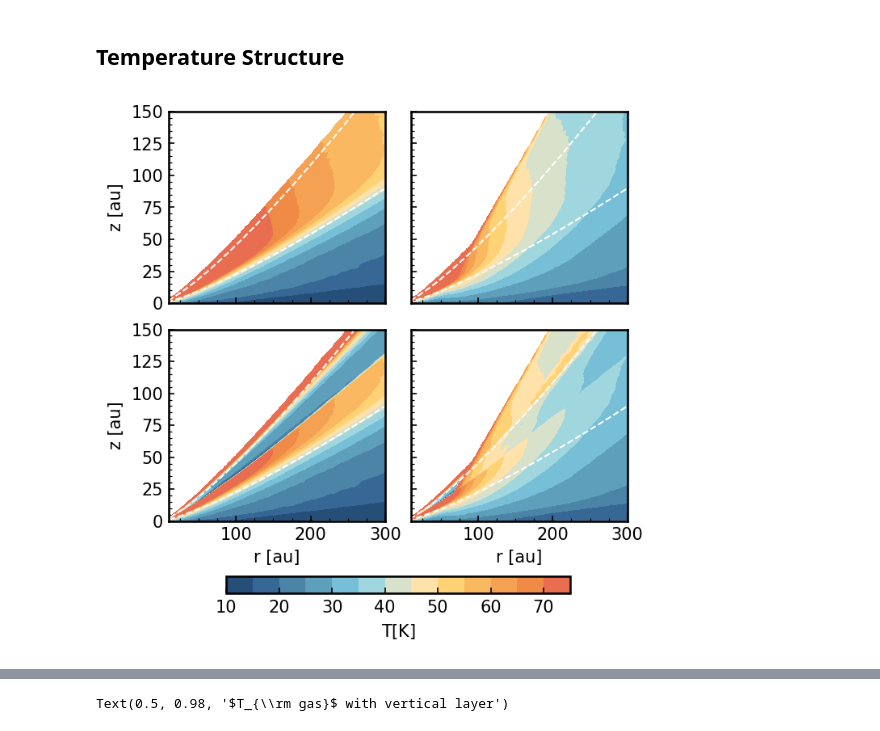
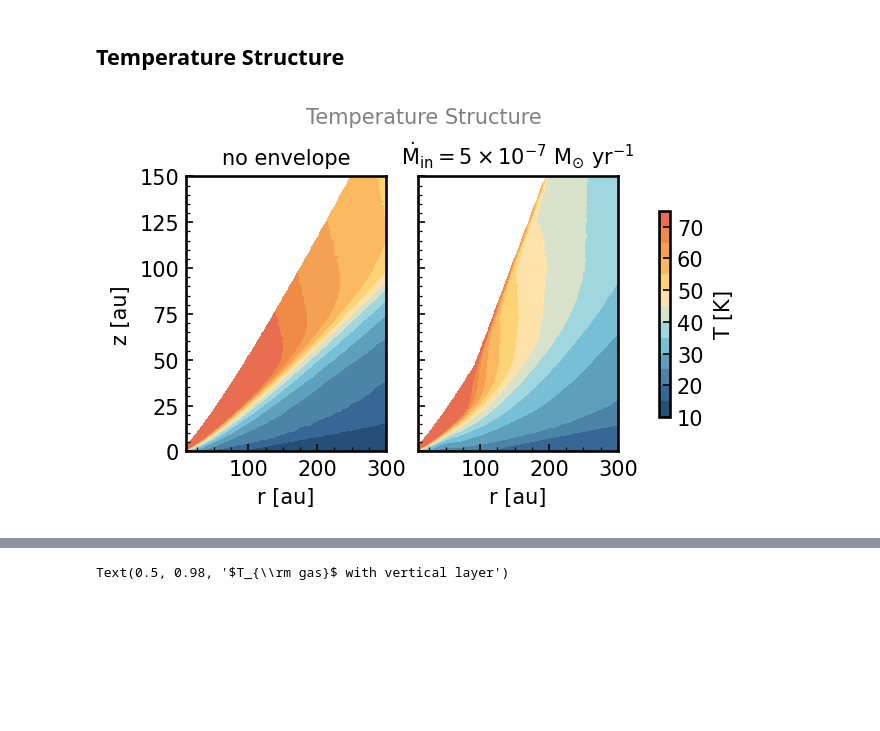
Before and after one commit to uconn-origins/wedgeford, a Jupyter notebook: Trz_analysis.ipynb, the cells around one changed output, grey strips where cells are left out. Saved outputs shown, nothing was run; the diff lists cells and outputs as text; code cells hidden in the pictures; blank space fills up the shorter version.

```diff
--- a/Trz_analysis.ipynb
+++ b/Trz_analysis.ipynb
@@ -609,36 +662,41 @@ def plot_temp_contour(run,levels,ax=None,axj=None,gas=True,fill=True,ratio=False
 # %%
 m_d = ['2','1','05','02']
 m_in = ['a','b','c']
 min_d = {'a':1e-6,'b':5e-7,'c':1e-7}
 ls = {'a':'solid','b':'dashed','c':'dotted'}
 m = {'a':'o','b':'^','c':'+'}
 lw = {'2': 2, '1': 1, '05':0.5,'02': 0.2}
 colors = {'2':'navy','1':'C0','02':'skyblue'}
-f,(ax1,ax2) = subplots(2,2,sharey = 'row', sharex='col',constrained_layout=True,dpi=150)
-f.set_size_inches(4.5,4.5)
+f,ax = subplots(1,2,sharey = 'row', sharex='col',constrained_layout=True,dpi=150)
+ax1 = ax[0]
+ax2 = ax[1]
+f.set_size_inches(4.25,2.75)
 
 levels = np.arange(10,80,5)
-H_levels = [0,3,6]
-dn = '2a'
+#H_levels = [0,3,6]
+dn = '2b'
 run_e = mods_env[dn]
 run_n = mods_nak[dn]
-r_cyl,z_cyl = run_n.m.make_rz()
-r_cyl = r_cyl[:,:,0]
-z_cyl = z_cyl[:,:,0]
-for run,a1,a2 in zip([run_n,run_e],ax1,ax2):
-    im = plot_temp_contour(run,levels=levels,ax=a1,axj=None,gas= False)
-    im2 = plot_temp_contour(run,levels=levels,ax=a2,axj=None,gas= True)
-    H_arr = run.m.H(r_cyl)
-    a1.contour(r_cyl,z_cyl,z_cyl/H_arr,levels=H_levels,colors='white',linestyles='dashed',linewidths=1)
-    a2.contour(r_cyl,z_cyl,z_cyl/H_arr,levels=H_levels,colors='white',linestyles='dashed',linewidths=1)
+#r_cyl,z_cyl = run_n.m.make_rz()
+#r_cyl = r_cyl[:,:,0]
+#z_cyl = z_cyl[:,:,0]
 
-cb = colorbar(im,ax=ax2,location='bottom',extend='both',shrink=0.75)
-cb.set_label(label=r'${\rm T [K]}$',fontsize=10)
-for a in ax2:
-    a.set_xlabel('r [au]',fontsize=10)
-for a in [ax1[0],ax2[0]]:
-    a.set_ylabel('z [au]',fontsize=10)
+im = plot_temp_contour(run_n,levels=levels,ax=ax1,axj=None,gas= False)
+im2 = plot_temp_contour(run_e,levels=levels,ax=ax2,axj=None,gas= False)
+    #H_arr = run.m.H(r_cyl)
+    #a1.contour(r_cyl,z_cyl,z_cyl/H_arr,levels=H_levels,colors='white',linestyles='dashed',linewidths=1)
+    #a2.contour(r_cyl,z_cyl,z_cyl/H_arr,levels=H_levels,colors='white',linestyles='dashed',linewidths=1)
 
-f.savefig(fig_path+'tstruct.png',transparent=True)
+cb = colorbar(im,ax=ax,location='right',extend='both',shrink=0.75)
+cb.set_label(label=r'${\rm T \ [K]}$',fontsize=10)
+#for a in ax2:
+ax1.set_xlabel('r [au]',fontsize=10)
+ax2.set_xlabel('r [au]',fontsize=10)
+#for a in [ax1[0],ax2[0]]:
+ax1.set_ylabel('z [au]',fontsize=10)
+ax1.set_title('no envelope',fontsize=10)
+ax2.set_title(r'$\dot{M}_{\rm in} = 5 \times 10^{-7} \ \mathrm{M_{\odot} \ yr^{-1}}$',fontsize=10)
+f.suptitle('Temperature Structure',fontsize=10,color='gray')
+f.savefig(fig_path+'tstruct_app.png',transparent=True)
 # %% [output]
-[figure, old version]
+[figure, new version]
```
Also changed, not shown: parts of 6 cells of this notebook, 45 other files.
